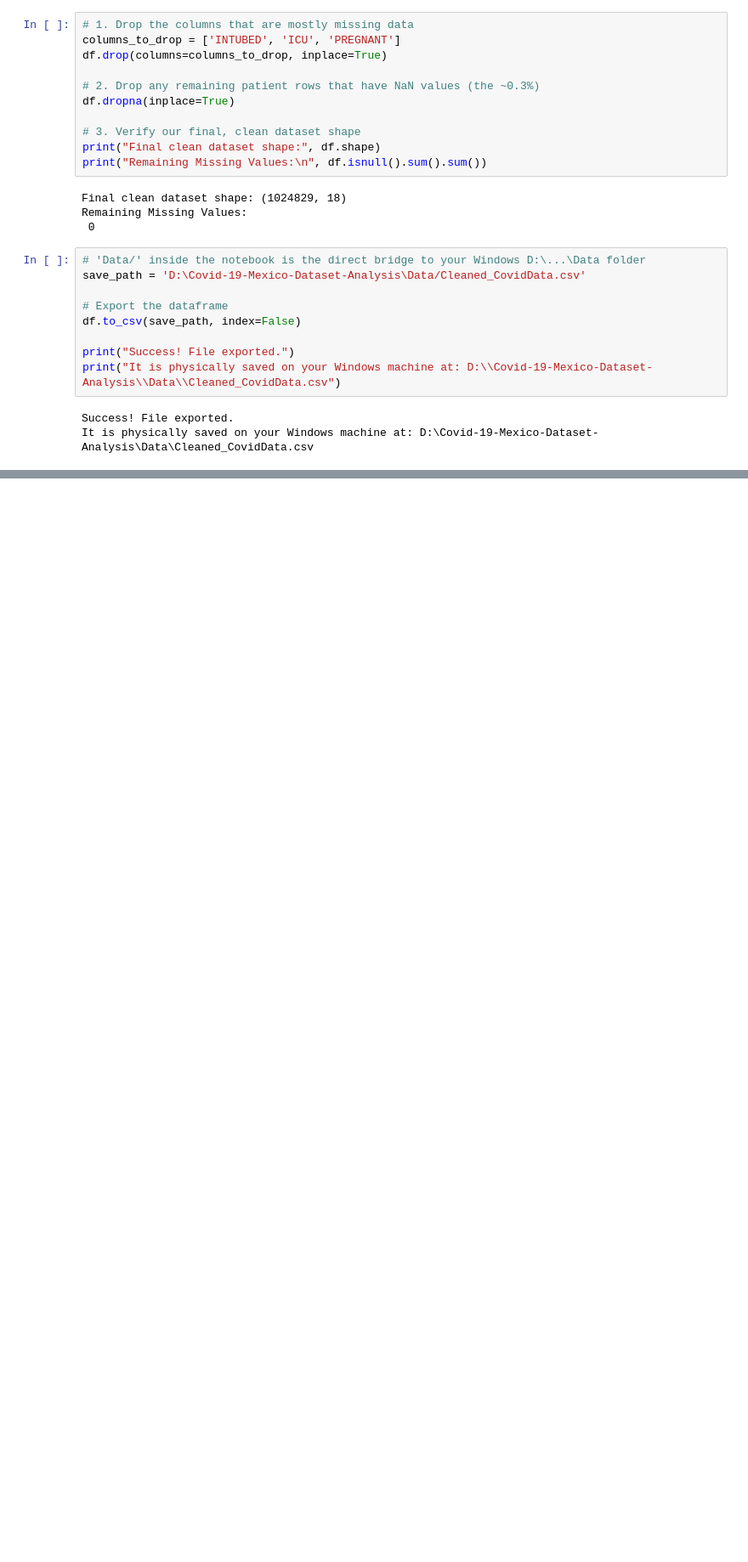
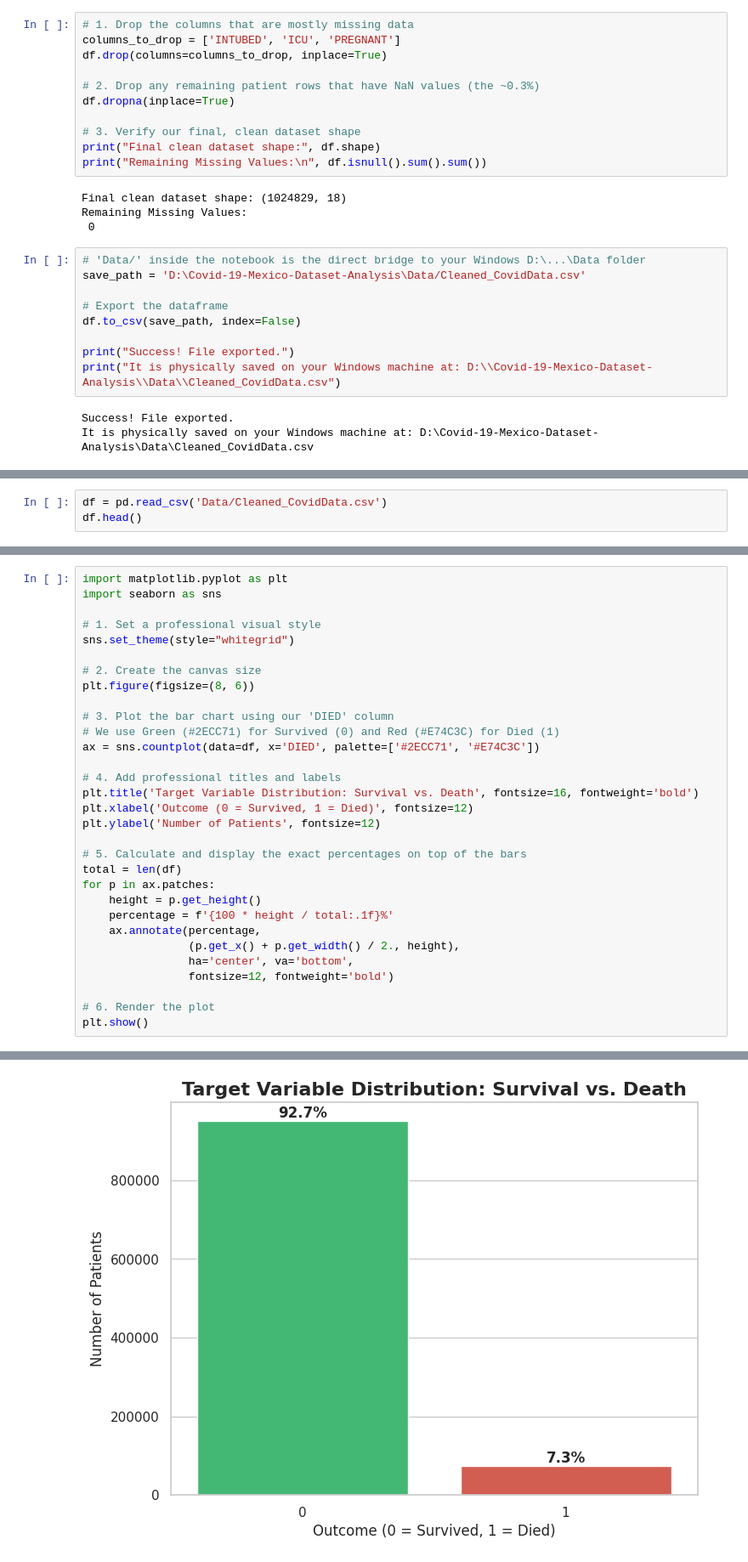
Before and after one commit to Rohit-Girhe/Covid-19-Mexico-Dataset-Analysis, a Jupyter notebook: Notebook/Cleaning_and_analysis.ipynb, the cells around one changed output, grey strips where cells are left out. Shown at 85% size. Drawn from its saved outputs; the diff is of its cells as text; blank space fills up the shorter version.

```diff
--- a/Notebook/Cleaning_and_analysis.ipynb
+++ b/Notebook/Cleaning_and_analysis.ipynb
@@ -231,0 +244,3 @@ It is physically saved on your Windows machine at: D:\Covid-19-Mexico-Dataset-An
+# %%
+df = pd.read_csv('Data/Cleaned_CovidData.csv')
+df.head()
@@ -231,0 +266,32 @@ It is physically saved on your Windows machine at: D:\Covid-19-Mexico-Dataset-An
+# %%
+import matplotlib.pyplot as plt
+import seaborn as sns
+
+# 1. Set a professional visual style
+sns.set_theme(style="whitegrid")
+
+# 2. Create the canvas size
+plt.figure(figsize=(8, 6))
+
+# 3. Plot the bar chart using our 'DIED' column
+# We use Green (#2ECC71) for Survived (0) and Red (#E74C3C) for Died (1)
+ax = sns.countplot(data=df, x='DIED', palette=['#2ECC71', '#E74C3C'])
+
+# 4. Add professional titles and labels
+plt.title('Target Variable Distribution: Survival vs. Death', fontsize=16, fontweight='bold')
+plt.xlabel('Outcome (0 = Survived, 1 = Died)', fontsize=12)
+plt.ylabel('Number of Patients', fontsize=12)
+
+# 5. Calculate and display the exact percentages on top of the bars
+total = len(df)
+for p in ax.patches:
+    height = p.get_height()
+    percentage = f'{100 * height / total:.1f}%'
+    ax.annotate(percentage,
+                (p.get_x() + p.get_width() / 2., height),
+                ha='center', va='bottom',
+                fontsize=12, fontweight='bold')
+
+# 6. Render the plot
+plt.show()
+# %% [output]
@@ -231,0 +301 @@ It is physically saved on your Windows machine at: D:\Covid-19-Mexico-Dataset-An
+[figure, added]
```
Also changed, not shown: parts of 10 cells of this notebook.
